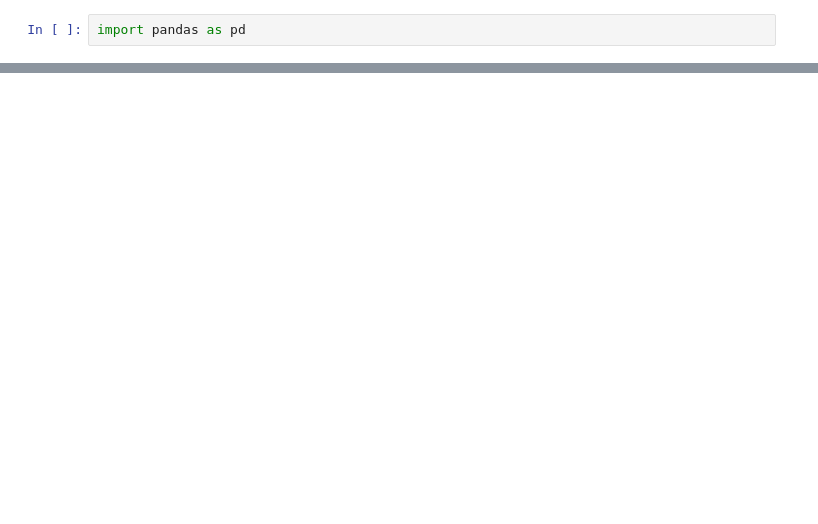
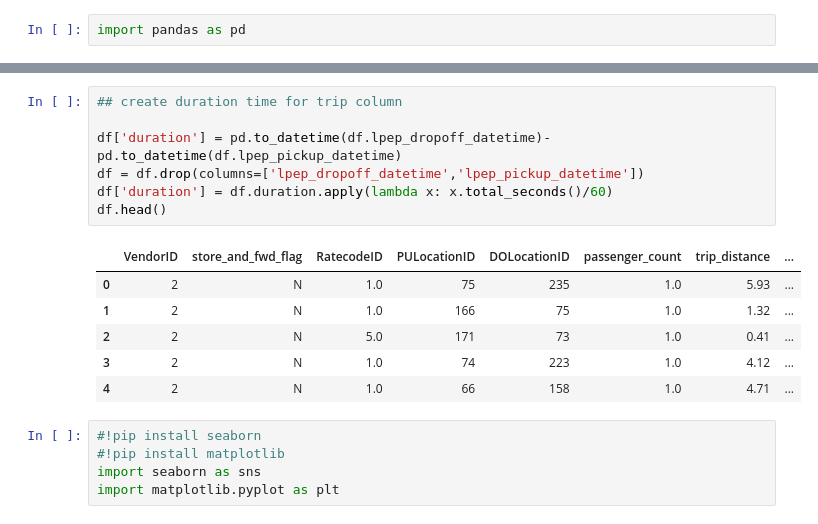
Before and after one commit to Shrinathrajeshirke/everything-about-mlops, a Jupyter notebook: 01-intro/homework.ipynb, the cells around one changed output, grey strips where cells are left out. Drawn from its saved outputs; the diff is of its cells as text; blank space fills up the shorter version.

```diff
--- a/01-intro/homework.ipynb
+++ b/01-intro/homework.ipynb
@@ -19,0 +18,19 @@ df.head()
+# %%
+## create duration time for trip column
+
+df['duration'] = pd.to_datetime(df.lpep_dropoff_datetime)-pd.to_datetime(df.lpep_pickup_datetime)
+df = df.drop(columns=['lpep_dropoff_datetime','lpep_pickup_datetime'])
+df['duration'] = df.duration.apply(lambda x: x.total_seconds()/60)
+df.head()
+# %% [output]
+|  | VendorID | store_and_fwd_flag | RatecodeID | PULocationID | DOLocationID | passenger_count | trip_distance | ... |
+| 0 | 2 | N | 1.0 | 75 | 235 | 1.0 | 5.93 | ... |
+| 1 | 2 | N | 1.0 | 166 | 75 | 1.0 | 1.32 | ... |
+| 2 | 2 | N | 5.0 | 171 | 73 | 1.0 | 0.41 | ... |
+| 3 | 2 | N | 1.0 | 74 | 223 | 1.0 | 4.12 | ... |
+| 4 | 2 | N | 1.0 | 66 | 158 | 1.0 | 4.71 | ... |
+# %%
+#!pip install seaborn
+#!pip install matplotlib
+import seaborn as sns
+import matplotlib.pyplot as plt
```
Also changed, not shown: parts of 23 cells of this notebook, 1 other file.
